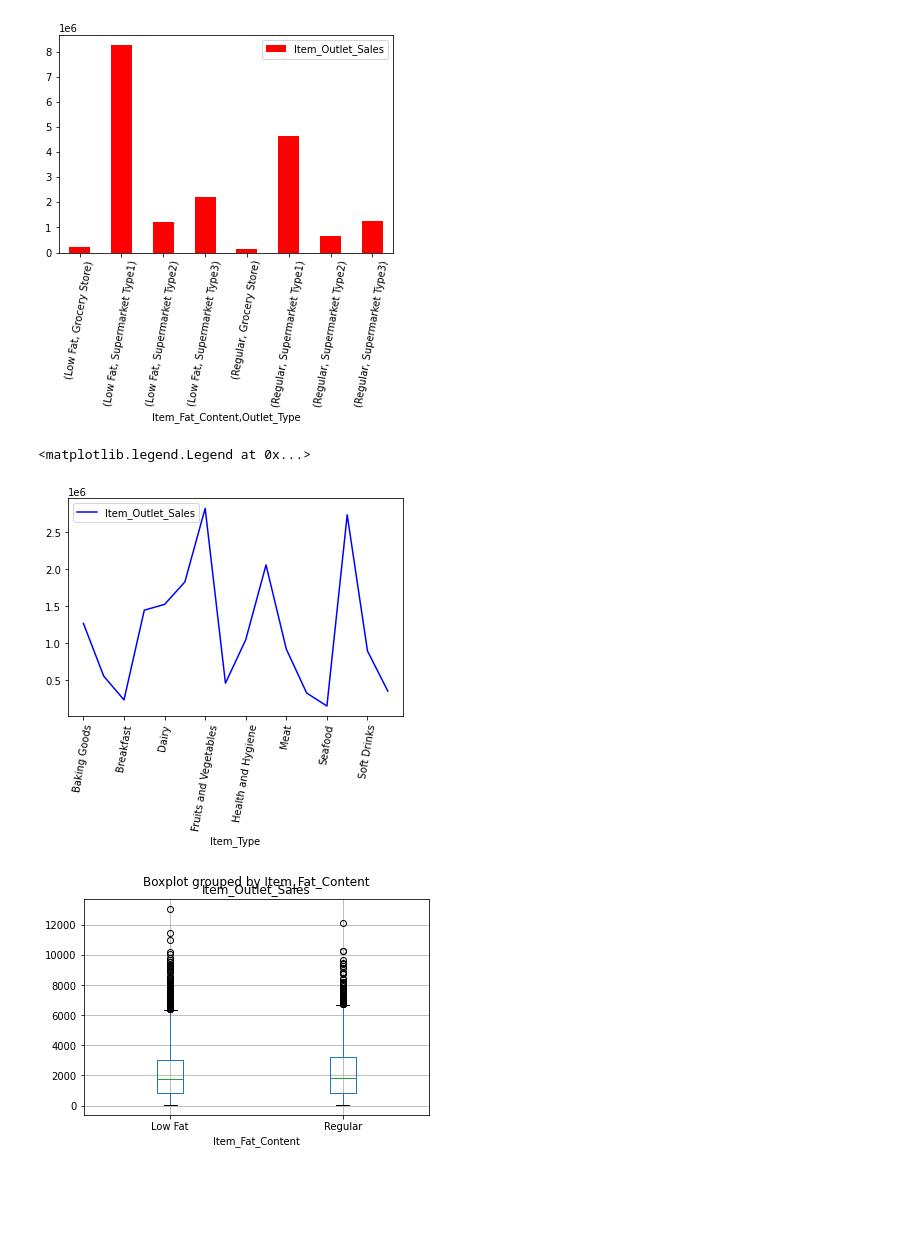
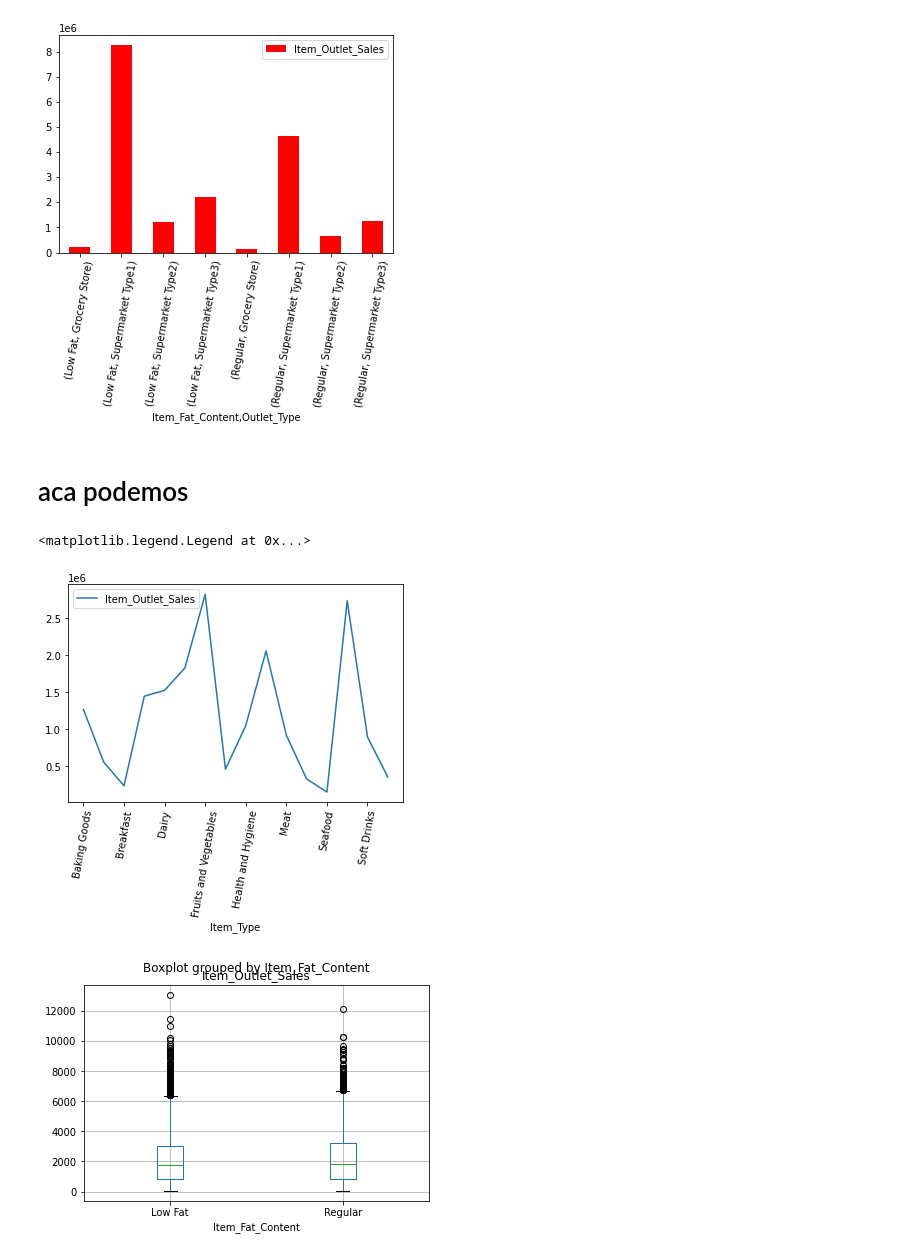
Before and after one commit to Jose-Balocchi/Retail---Predicciones-de-ventas, a Jupyter notebook: 05_Proyecto_1.ipynb, the cells around one changed output. Drawn from its saved outputs; the diff is of its cells as text; code cells hidden in the pictures; blank space fills up the shorter version.

```diff
--- a/05_Proyecto_1.ipynb
+++ b/05_Proyecto_1.ipynb
@@ -429,16 +439,18 @@ plt.legend()
 # %% [output]
 <matplotlib.legend.Legend at 0x...>
 [figure]
+# %% [markdown]
+
+# aca podemos
 # %%
 # ahora veremos la diferencia de ventas de los tipos de producto
 grafico_tipo_comida = df.groupby('Item_Type')['Item_Outlet_Sales'].sum()
-grafico_tipo_comida.plot(kind = 'line', color = 'blue')
+grafico_tipo_comida.plot()
 plt.xticks(rotation = 80)
 plt.legend()
-# aca podemos
 # %% [output]
 <matplotlib.legend.Legend at 0x...>
-[figure, old version]
+[figure, new version]
 # %%
 # Vamos a ver boxplots ahora
 # algo interesante sera ver la distribucion de las ventas por nivel de grasa de los productos
```
Also changed, not shown: parts of 3 cells of this notebook.
